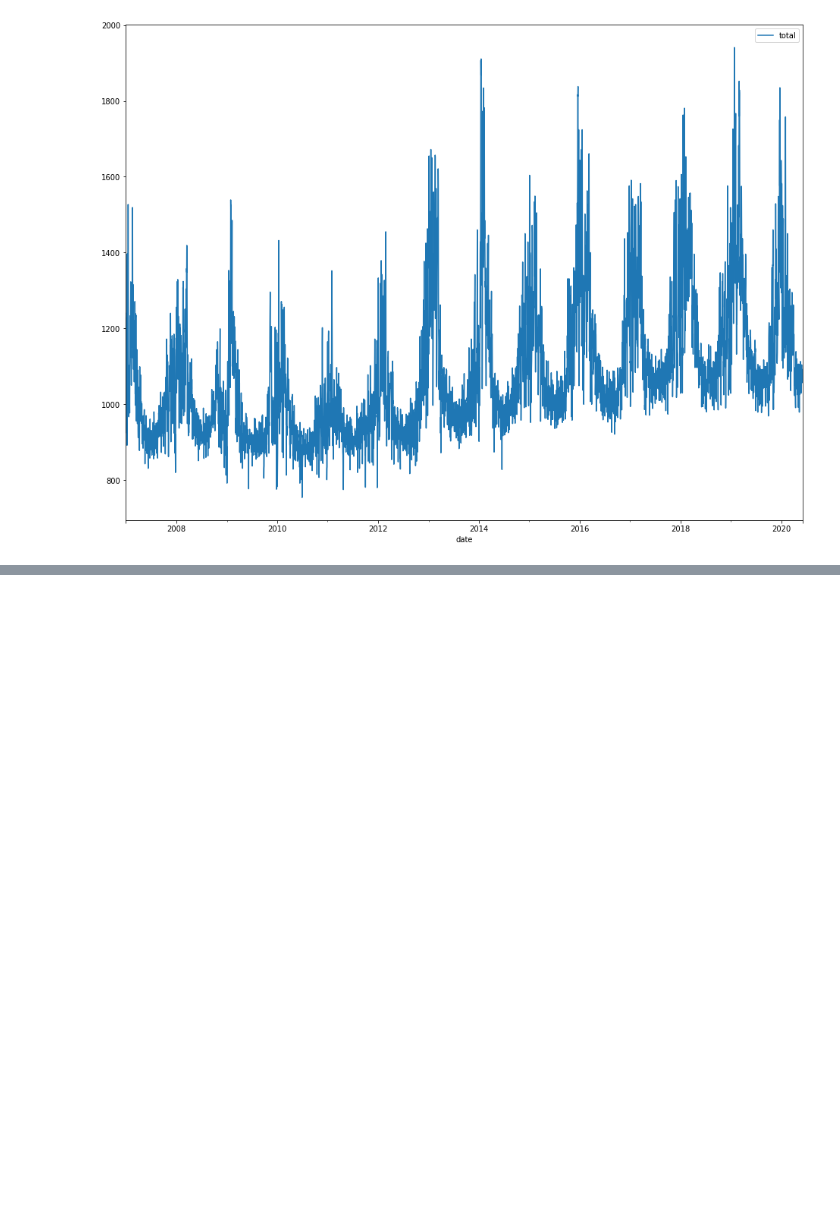
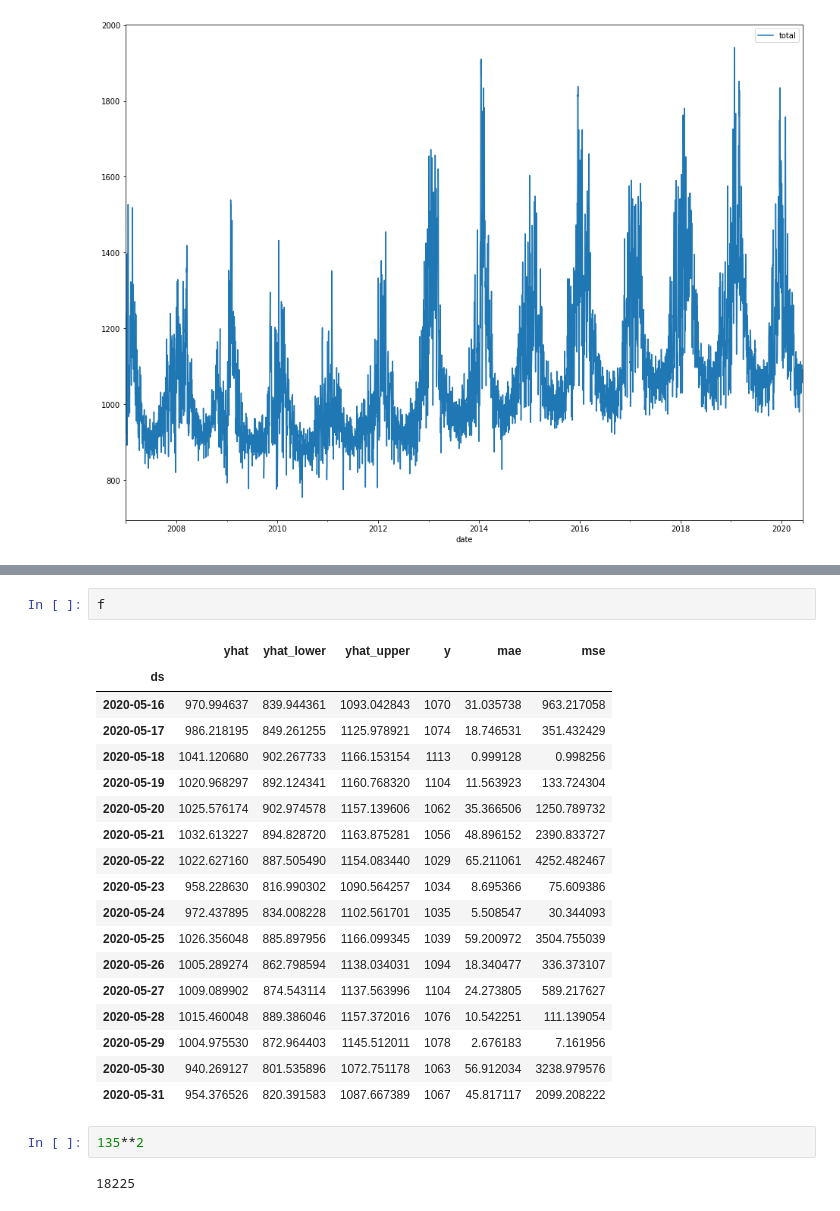
Before and after one commit to NuwanCW/Time-series-forecasting, a Jupyter notebook: Time_series forecasting.ipynb, the cells around one changed output, grey strips where cells are left out. Saved outputs shown, nothing was run; the diff lists cells and outputs as text; blank space fills up the shorter version.

```diff
--- a/Time_series forecasting.ipynb
+++ b/Time_series forecasting.ipynb
@@ -61,0 +133,25 @@ df1.plot(x='date',y='total',figsize=(16,12))
+# %%
+f
+# %% [output]
+|  | yhat | yhat_lower | yhat_upper | y | mae | mse |
+| ds |  |  |  |  |  |  |
+| 2020-05-16 | 970.994637 | 839.944361 | 1093.042843 | 1070 | 31.035738 | 963.217058 |
+| 2020-05-17 | 986.218195 | 849.261255 | 1125.978921 | 1074 | 18.746531 | 351.432429 |
+| 2020-05-18 | 1041.120680 | 902.267733 | 1166.153154 | 1113 | 0.999128 | 0.998256 |
+| 2020-05-19 | 1020.968297 | 892.124341 | 1160.768320 | 1104 | 11.563923 | 133.724304 |
+| 2020-05-20 | 1025.576174 | 902.974578 | 1157.139606 | 1062 | 35.366506 | 1250.789732 |
+| 2020-05-21 | 1032.613227 | 894.828720 | 1163.875281 | 1056 | 48.896152 | 2390.833727 |
+| 2020-05-22 | 1022.627160 | 887.505490 | 1154.083440 | 1029 | 65.211061 | 4252.482467 |
+| 2020-05-23 | 958.228630 | 816.990302 | 1090.564257 | 1034 | 8.695366 | 75.609386 |
+| 2020-05-24 | 972.437895 | 834.008228 | 1102.561701 | 1035 | 5.508547 | 30.344093 |
+| 2020-05-25 | 1026.356048 | 885.897956 | 1166.099345 | 1039 | 59.200972 | 3504.755039 |
+| 2020-05-26 | 1005.289274 | 862.798594 | 1138.034031 | 1094 | 18.340477 | 336.373107 |
+| 2020-05-27 | 1009.089902 | 874.543114 | 1137.563996 | 1104 | 24.273805 | 589.217627 |
+| 2020-05-28 | 1015.460048 | 889.386046 | 1157.372016 | 1076 | 10.542251 | 111.139054 |
+| 2020-05-29 | 1004.975530 | 872.964403 | 1145.512011 | 1078 | 2.676183 | 7.161956 |
+| 2020-05-30 | 940.269127 | 801.535896 | 1072.751178 | 1063 | 56.912034 | 3238.979576 |
+| 2020-05-31 | 954.376526 | 820.391583 | 1087.667389 | 1067 | 45.817117 | 2099.208222 |
+# %%
+135**2
+# %% [output]
+18225
```
Also changed, not shown: parts of 7 cells of this notebook.
